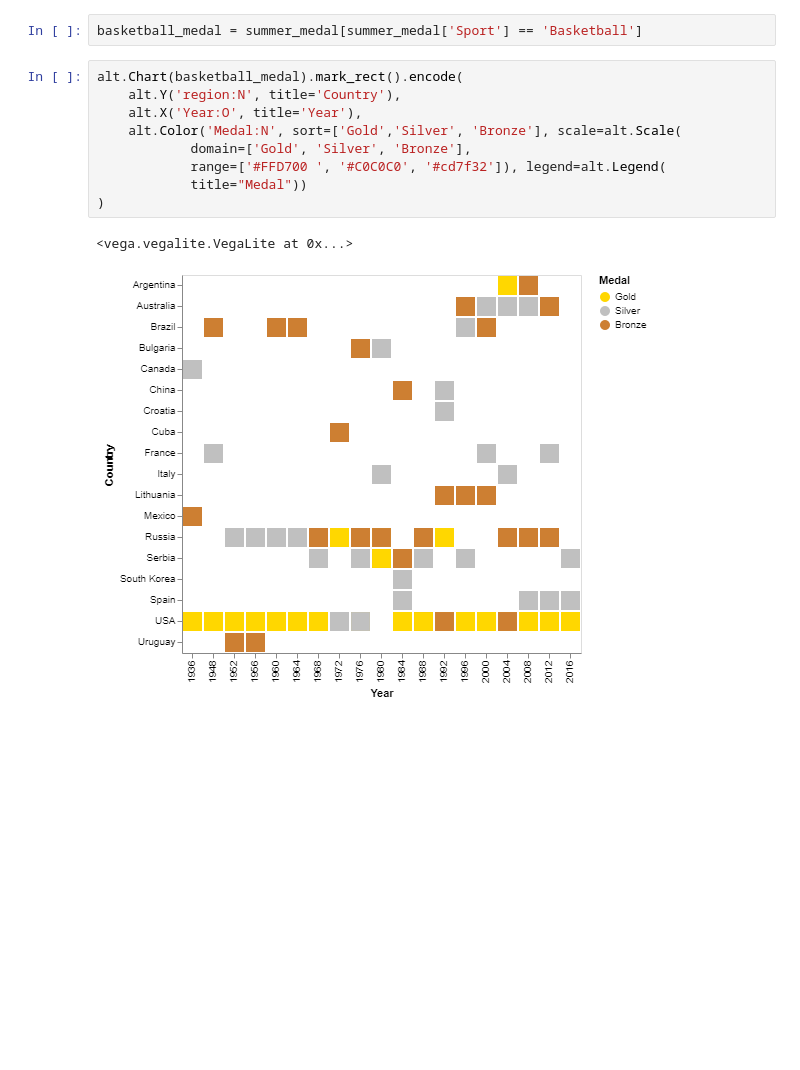
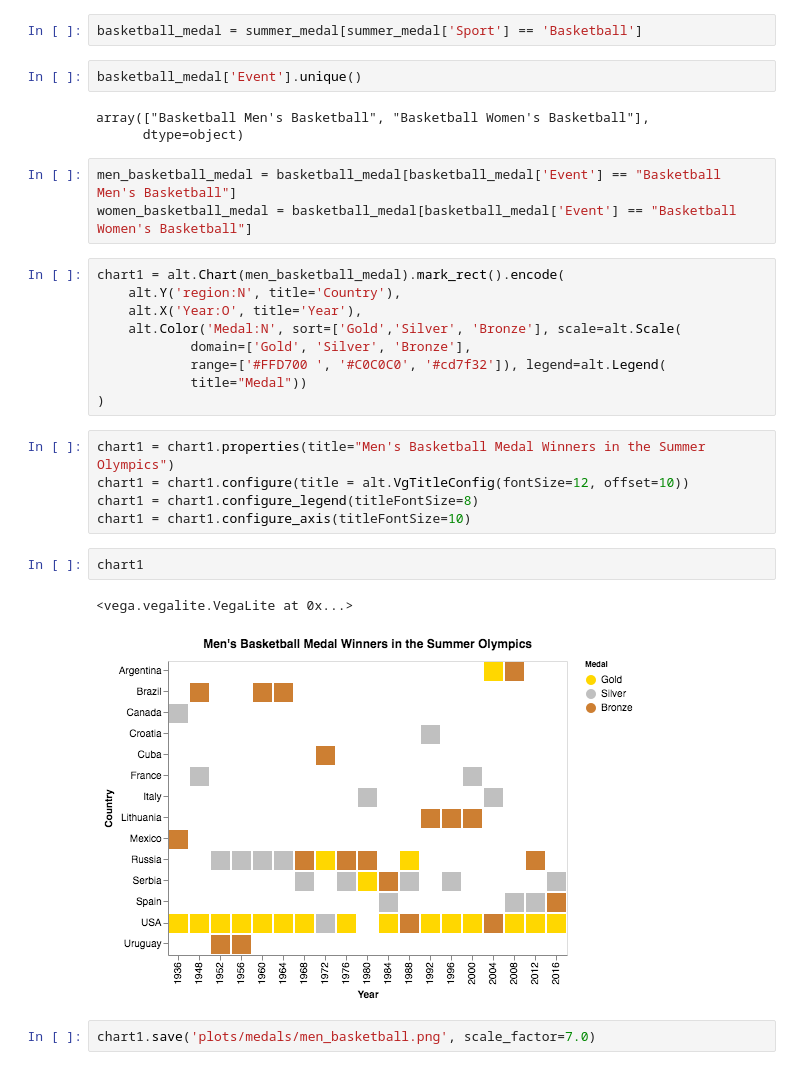
Before and after one commit to sarthakbatragatech/OlympicViz, a Jupyter notebook: 6. Medals.ipynb, the cells around one changed output. Drawn from its saved outputs; the diff is of its cells as text; blank space fills up the shorter version.

Commit message:
Separated basketball plots for men and women

```diff
--- a/6. Medals.ipynb
+++ b/6. Medals.ipynb
@@ -56,7 +56,15 @@ alt.Chart(summer_medal_top).mark_bar().encode(
 # %%
 basketball_medal = summer_medal[summer_medal['Sport'] == 'Basketball']
+# %%
+basketball_medal['Event'].unique()
+# %% [output]
+array(["Basketball Men's Basketball", "Basketball Women's Basketball"],
+      dtype=object)
+# %%
+men_basketball_medal = basketball_medal[basketball_medal['Event'] == "Basketball Men's Basketball"]
+women_basketball_medal = basketball_medal[basketball_medal['Event'] == "Basketball Women's Basketball"]
 # %%
-alt.Chart(basketball_medal).mark_rect().encode(
+chart1 = alt.Chart(men_basketball_medal).mark_rect().encode(
     alt.Y('region:N', title='Country'),
     alt.X('Year:O', title='Year'),
     alt.Color('Medal:N', sort=['Gold','Silver', 'Bronze'], scale=alt.Scale(
@@ -64,6 +72,15 @@ alt.Chart(basketball_medal).mark_rect().encode(
             range=['#FFD700	', '#C0C0C0', '#cd7f32']), legend=alt.Legend(
             title="Medal"))
 )
-# %% [output]
-<vega.vegalite.VegaLite at 0x...>
-[figure, removed]
+# %%
+chart1 = chart1.properties(title="Men's Basketball Medal Winners in the Summer Olympics")
+chart1 = chart1.configure(title = alt.VgTitleConfig(fontSize=12, offset=10))
+chart1 = chart1.configure_legend(titleFontSize=8)
+chart1 = chart1.configure_axis(titleFontSize=10)
+# %%
+chart1
+# %% [output]
+<vega.vegalite.VegaLite at 0x...>
+[figure, added]
+# %%
+chart1.save('plots/medals/men_basketball.png', scale_factor=7.0)
```
Also changed, not shown: parts of 5 cells of this notebook, 3 other files.
